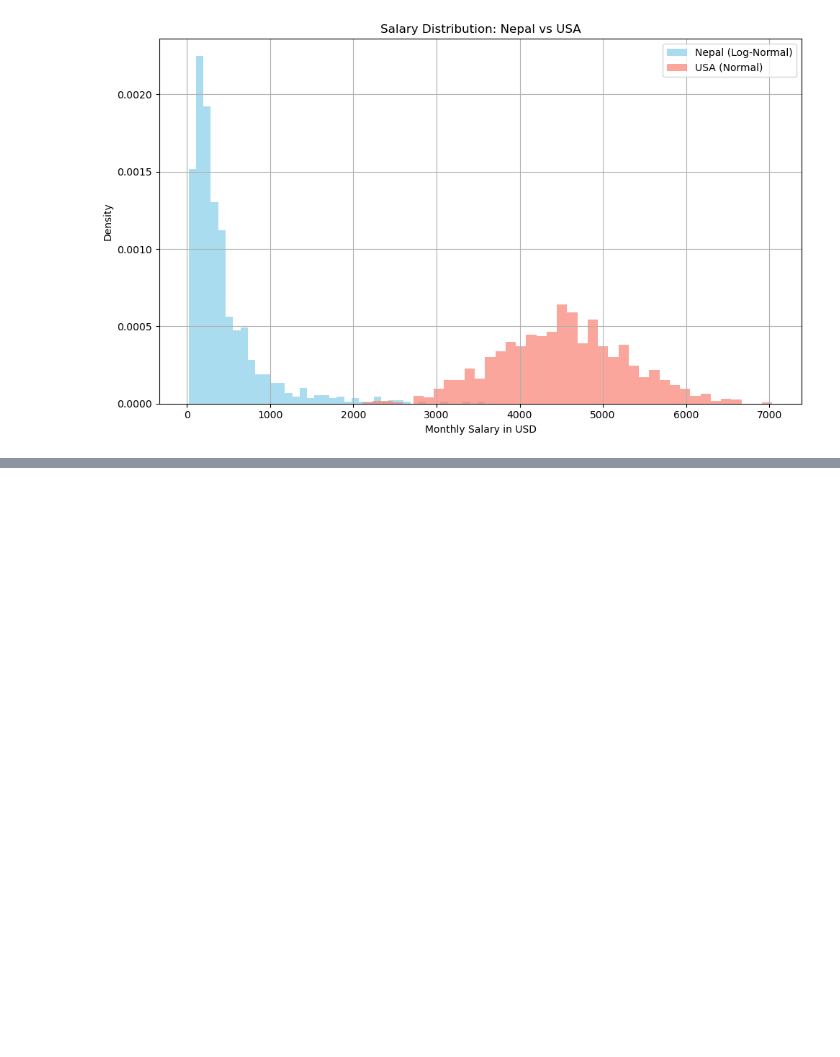
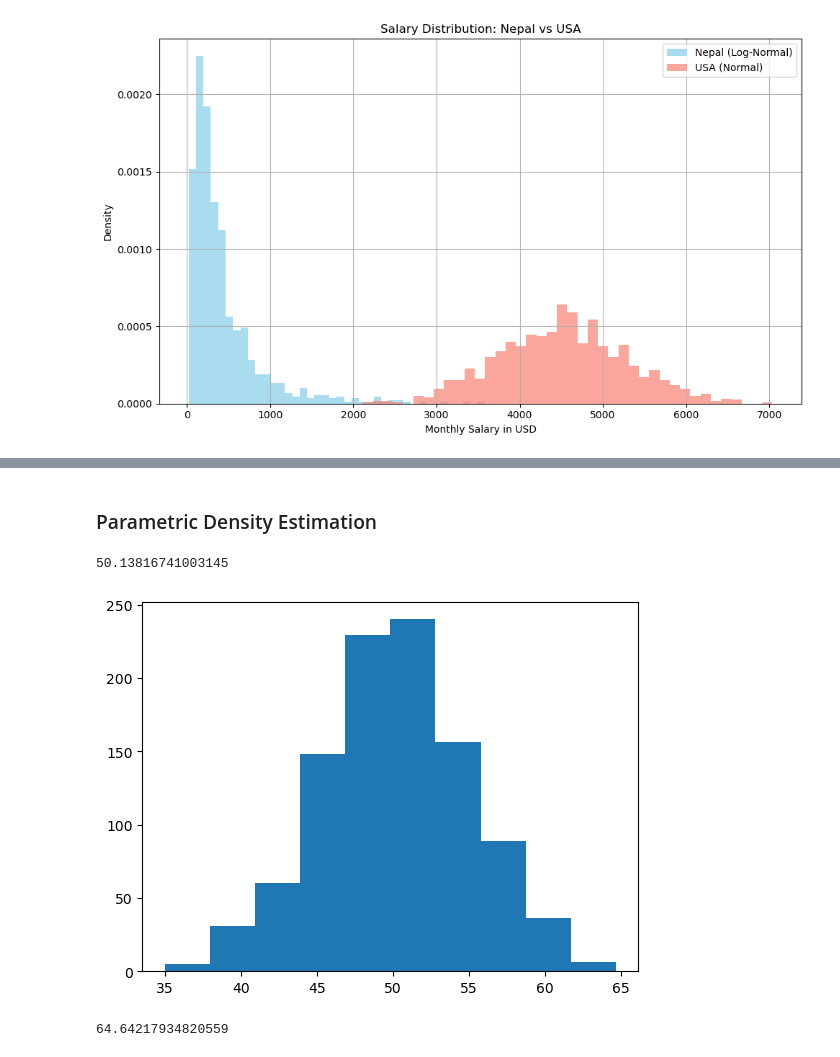
Before and after one commit to AdarshaRimal/statistics-for-ml, a Jupyter notebook: notebooks/03. Probability Distribution Functions.ipynb, the cells around one changed output, grey strips where cells are left out. Cells and saved outputs as stored; diff of their text form; code cells hidden in the pictures; blank space fills up the shorter version.

```diff
--- a/notebooks/03. Probability Distribution Functions.ipynb
+++ b/notebooks/03. Probability Distribution Functions.ipynb
@@ -58,0 +143,18 @@ plt.savefig('../images/npvsus.png')
+# %% [markdown]
+### Parametric Density Estimation
+# %%
+import matplotlib.pyplot as plt
+import numpy as np
+from numpy.random import normal
+
+sample = normal(loc=50, scale=5,size=1000)
+# %%
+sample.mean()
+# %% [output]
+50.13816741003145
+# %%
+# plot histogram to understand the distribution of data
+plt.hist(sample,bins=10)
+plt.savefig('../images/parametric_density_before.png')
+# %% [output]
+[figure, added]
@@ -58,0 +172,4 @@ plt.savefig('../images/npvsus.png')
+# %%
+sample.max()
+# %% [output]
+64.64217934820559
```
Also changed, not shown: parts of 21 cells of this notebook, 9 other files.
